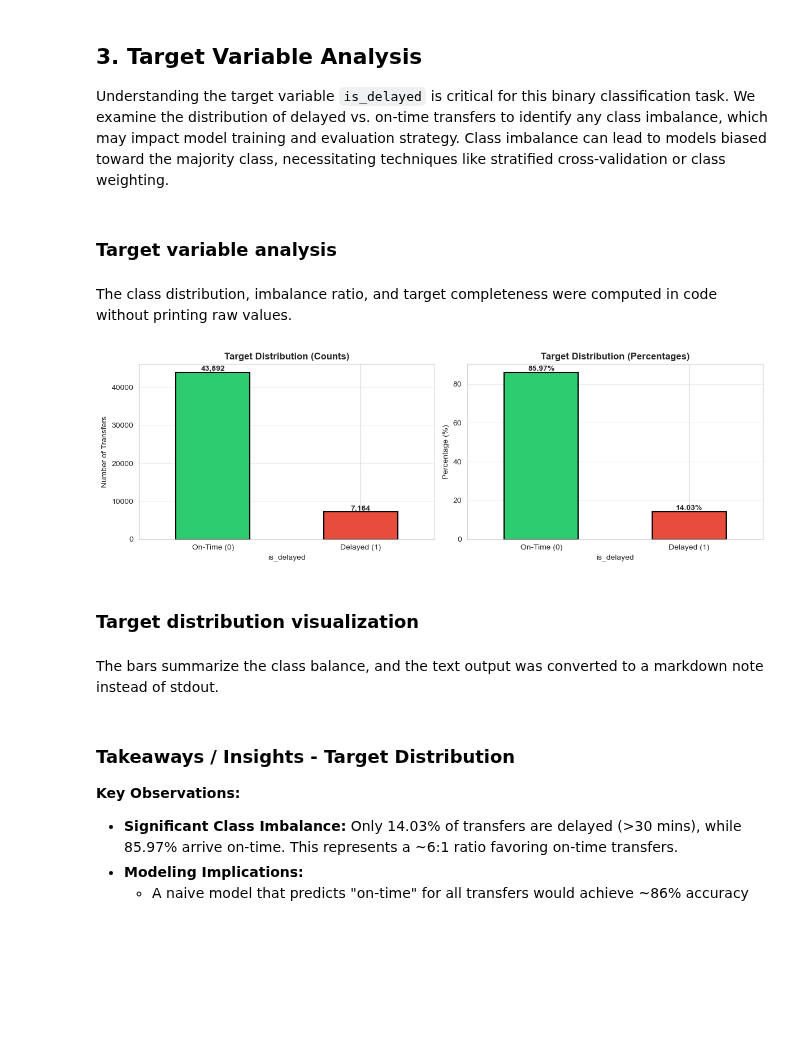
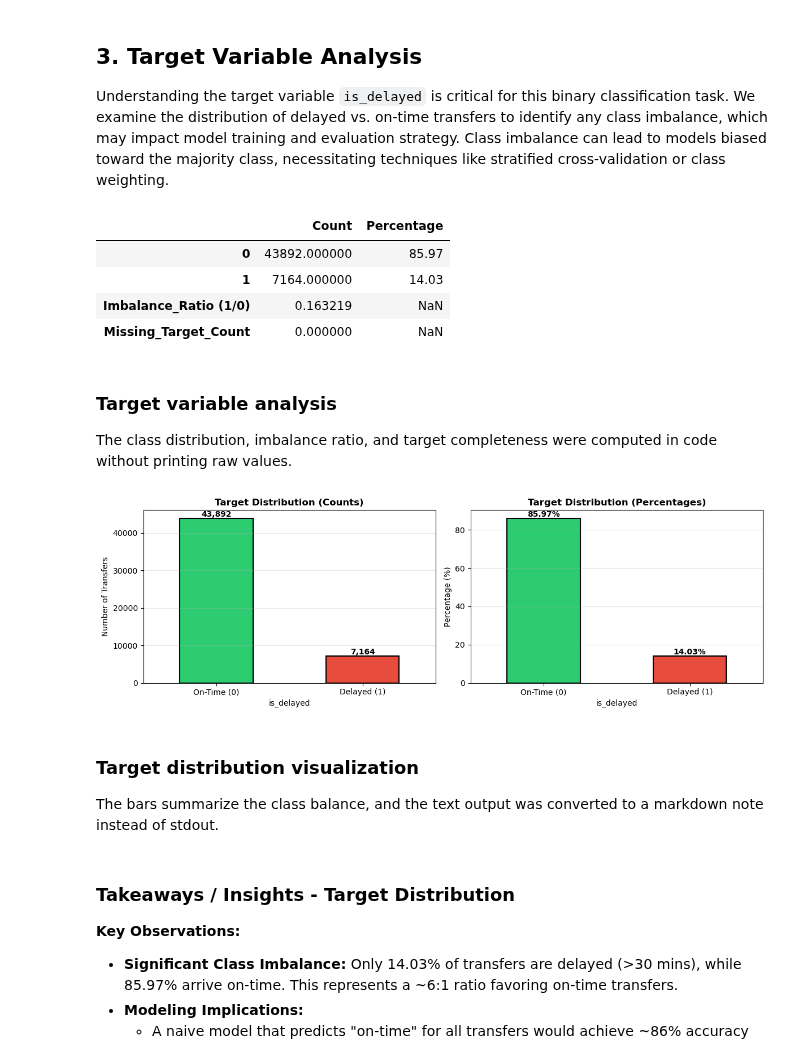
Before and after one commit to InbarKedem/final-project-intro-to-ml, a Jupyter notebook: task.ipynb, the cells around one changed output. Saved outputs shown, nothing was run; the diff lists cells and outputs as text; code cells hidden in the pictures; blank space fills up the shorter version.

```diff
--- a/task.ipynb
+++ b/task.ipynb
@@ -51,8 +41,6 @@ The dataset structure, dtypes, memory usage, and sample rows were reviewed in co
 Understanding the target variable `is_delayed` is critical for this binary classification task. We examine the distribution of delayed vs. on-time transfers to identify any class imbalance, which may impact model training and evaluation strategy. Class imbalance can lead to models biased toward the majority class, necessitating techniques like stratified cross-validation or class weighting.
 # %%
 # Analyze the target variable distribution
-md("### Target variable analysis")
-md("The class distribution, imbalance ratio, and target completeness were computed in code without printing raw values.")
 
 # Count values
 target_counts = train_df['is_delayed'].value_counts().sort_index()
@@ -60,49 +48,74 @@ target_counts = train_df['is_delayed'].value_counts().sort_index()
 # Calculate percentages
 target_pct = train_df['is_delayed'].value_counts(normalize=True).sort_index() * 100
 
-# Calculate imbalance ratio
-imbalance_ratio = target_counts[1] / target_counts[0]
+# Calculate imbalance ratio (guard against missing classes)
+if 0 in target_counts.index and 1 in target_counts.index:
+    imbalance_ratio = target_counts.loc[1] / target_counts.loc[0]
+else:
+    imbalance_ratio = np.nan
 
 # Basic statistics
 missing_target_count = train_df['is_delayed'].isna().sum()
+
+# Prepare a summary table and display it
+from IPython.display import display
+summary_df = pd.DataFrame({
+    'Count': target_counts,
+    'Percentage': target_pct.round(2)
+})
+
+# Append imbalance and missing info as separate rows
+summary_extra = pd.DataFrame({
+    'Count': [imbalance_ratio, missing_target_count],
+    'Percentage': [np.nan, np.nan]
+}, index=['Imbalance_Ratio (1/0)', 'Missing_Target_Count'])
+
+summary_out = pd.concat([summary_df, summary_extra])
+display(summary_out)
 # %% [output]
-### Target variable analysis
-The class distribution, imbalance ratio, and target completeness were computed in code without printing raw values.
+|  | Count | Percentage |
+| 0 | 43892.000000 | 85.97 |
+| 1 | 7164.000000 | 14.03 |
+| Imbalance_Ratio (1/0) | 0.163219 | NaN |
+| Missing_Target_Count | 0.000000 | NaN |
+# %% [markdown]
+### Target variable analysis
+
+The class distribution, imbalance ratio, and target completeness were computed in code without printing raw values.
 # %%
 # Visualize target variable distribution
 fig, axes = plt.subplots(1, 2, figsize=(12, 4))
 
 # Bar chart - counts
 ax1 = axes[0]
 target_counts.plot(kind='bar', ax=ax1, color=['#2ecc71', '#e74c3c'], edgecolor='black', linewidth=1.5)
 ax1.set_title('Target Distribution (Counts)', fontsize=12, fontweight='bold')
 ax1.set_xlabel('is_delayed')
 ax1.set_ylabel('Number of Transfers')
 ax1.set_xticklabels(['On-Time (0)', 'Delayed (1)'], rotation=0)
 ax1.grid(axis='y', alpha=0.3)
 for i, v in enumerate(target_counts):
     ax1.text(i, v, f'{v:,}', ha='center', va='bottom', fontweight='bold')
 
 # Bar chart - percentages
 ax2 = axes[1]
 target_pct.plot(kind='bar', ax=ax2, color=['#2ecc71', '#e74c3c'], edgecolor='black', linewidth=1.5)
 ax2.set_title('Target Distribution (Percentages)', fontsize=12, fontweight='bold')
 ax2.set_xlabel('is_delayed')
 ax2.set_ylabel('Percentage (%)')
 ax2.set_xticklabels(['On-Time (0)', 'Delayed (1)'], rotation=0)
 ax2.grid(axis='y', alpha=0.3)
 for i, v in enumerate(target_pct):
     ax2.text(i, v, f'{v:.2f}%', ha='center', va='bottom', fontweight='bold')
 
 plt.tight_layout()
 plt.show()
-
-md("### Target distribution visualization")
-md("The bars summarize the class balance, and the text output was converted to a markdown note instead of stdout.")
 # %% [output]
-[figure, old version]
+[figure, new version]
-### Target distribution visualization
-The bars summarize the class balance, and the text output was converted to a markdown note instead of stdout.
+# %% [markdown]
+### Target distribution visualization
+
+The bars summarize the class balance, and the text output was converted to a markdown note instead of stdout.
 # %% [markdown]
 ### Takeaways / Insights - Target Distribution
 
```
Also changed, not shown: parts of 36 cells of this notebook.
